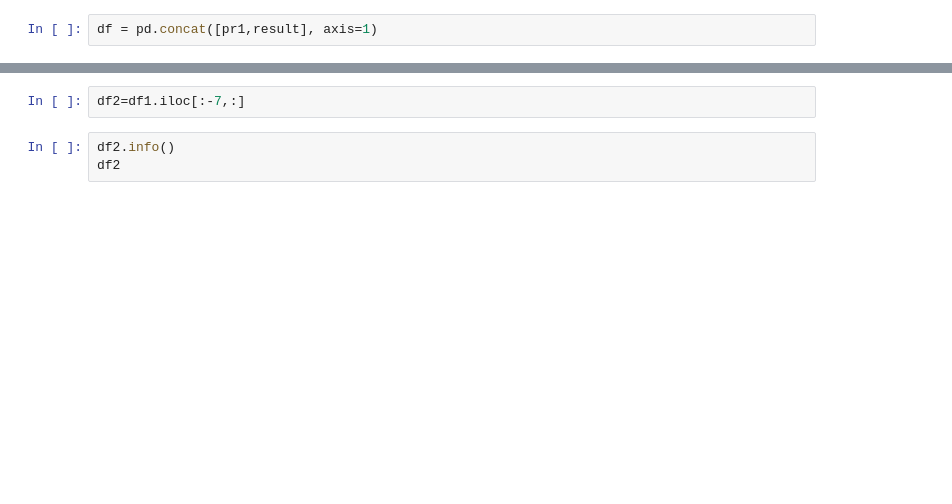
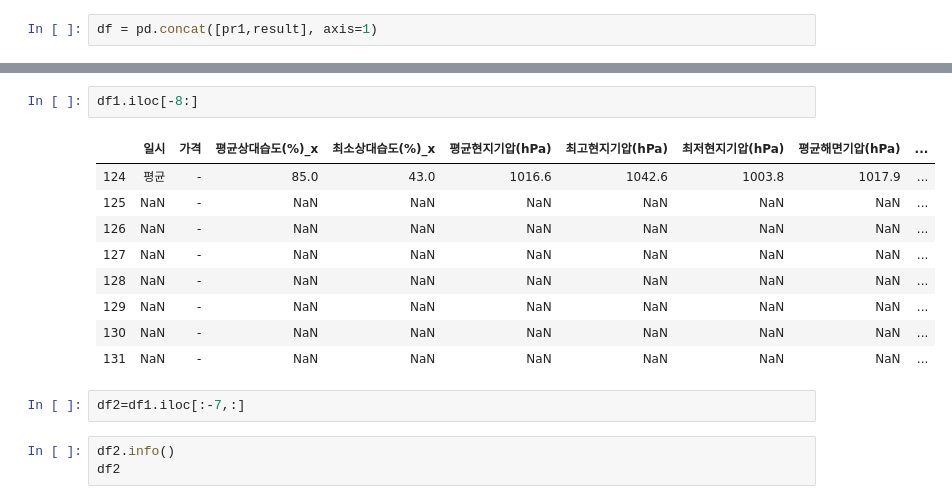
Before and after one commit to y0ngma/python_basic, a Jupyter notebook: 4MachineLearning/pd29_scallion.ipynb, the cells around one changed output, grey strips where cells are left out. Saved outputs shown, nothing was run; the diff lists cells and outputs as text; blank space fills up the shorter version.

```diff
--- a/4MachineLearning/pd29_scallion.ipynb
+++ b/4MachineLearning/pd29_scallion.ipynb
@@ -121,3 +106,15 @@ df1 = df.rename(columns={0:'가격'})
+# %%
+df1.iloc[-8:]
+# %% [output]
+|  | 일시 | 가격 | 평균상대습도(%)_x | 최소상대습도(%)_x | 평균현지기압(hPa) | 최고현지기압(hPa) | 최저현지기압(hPa) | 평균해면기압(hPa) | ... |
+| 124 | 평균 | - | 85.0 | 43.0 | 1016.6 | 1042.6 | 1003.8 | 1017.9 | ... |
+| 125 | NaN | - | NaN | NaN | NaN | NaN | NaN | NaN | ... |
+| 126 | NaN | - | NaN | NaN | NaN | NaN | NaN | NaN | ... |
+| 127 | NaN | - | NaN | NaN | NaN | NaN | NaN | NaN | ... |
+| 128 | NaN | - | NaN | NaN | NaN | NaN | NaN | NaN | ... |
+| 129 | NaN | - | NaN | NaN | NaN | NaN | NaN | NaN | ... |
+| 130 | NaN | - | NaN | NaN | NaN | NaN | NaN | NaN | ... |
+| 131 | NaN | - | NaN | NaN | NaN | NaN | NaN | NaN | ... |
 # %%
 df2=df1.iloc[:-7,:]
 # %%
```
Also changed, not shown: parts of 9 cells of this notebook, 11 other files.
